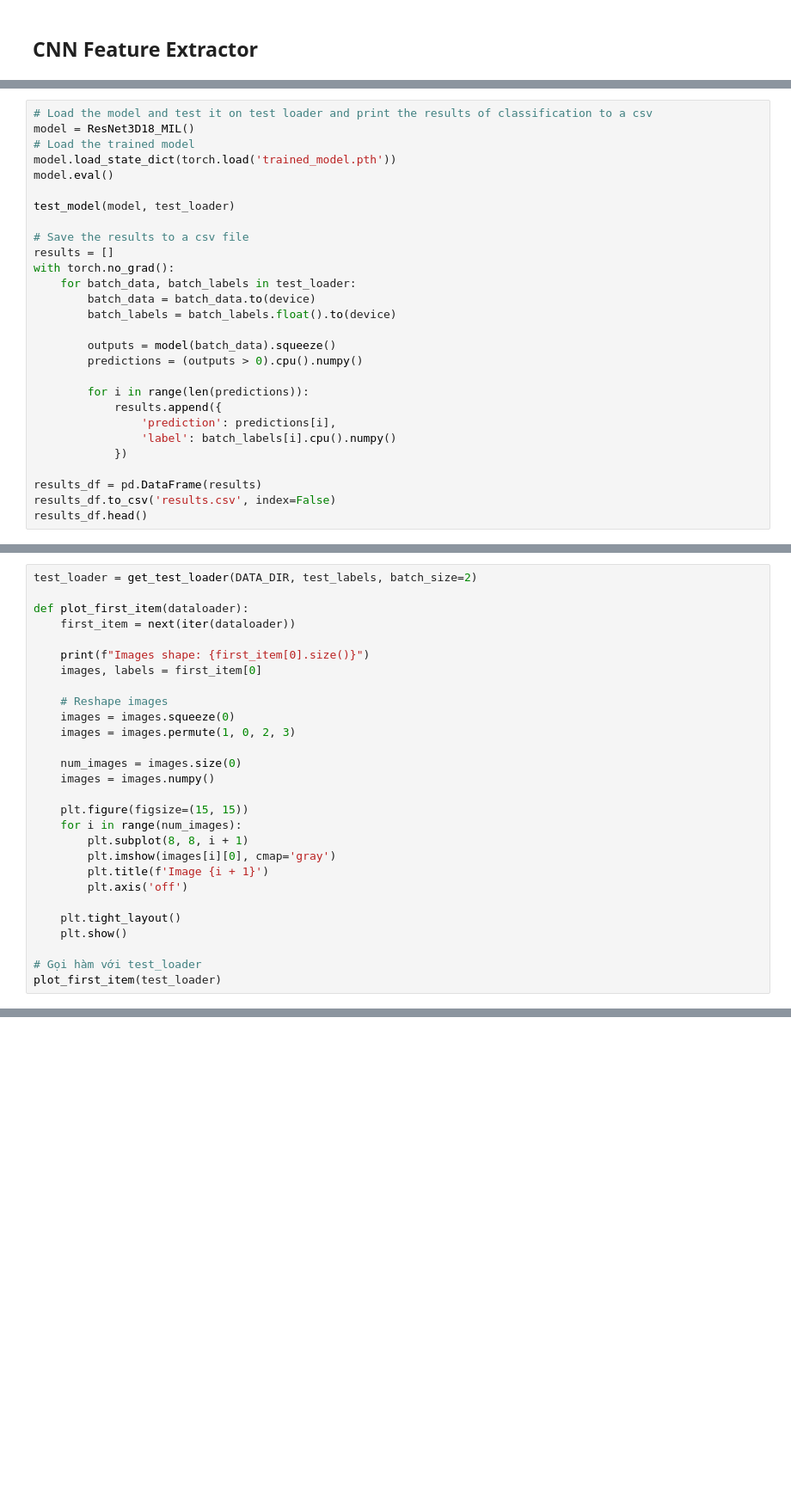
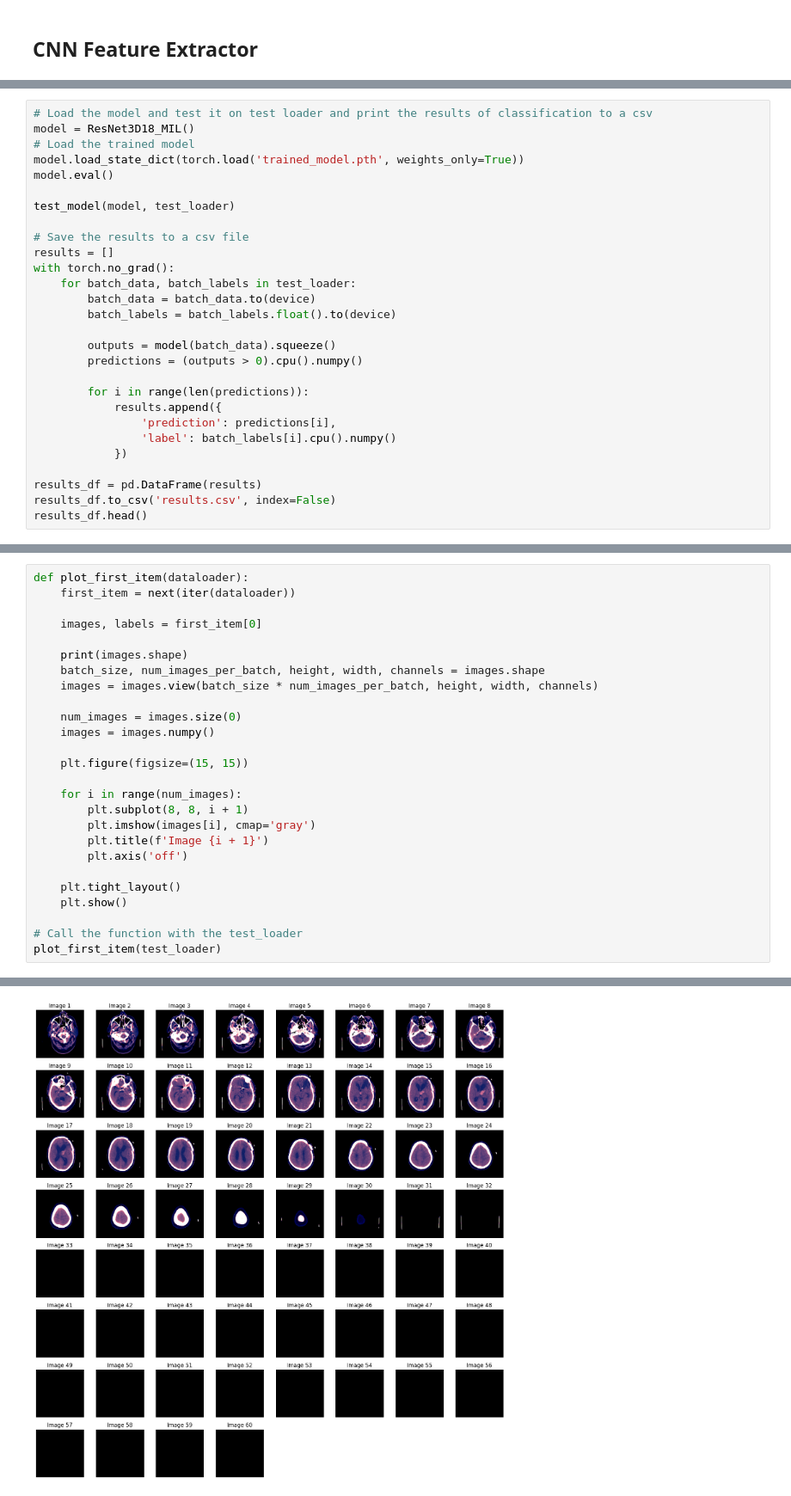
Before and after one commit to nhatminhtrieu/Brain-Stroke-Diagnosis, a Jupyter notebook: rsna/resnet3D-rsna-mil.ipynb, the cells around one changed output, grey strips where cells are left out. Shown at 86% size. Drawn from its saved outputs; the diff is of its cells as text; blank space fills up the shorter version.

```diff
--- a/rsna/resnet3D-rsna-mil.ipynb
+++ b/rsna/resnet3D-rsna-mil.ipynb
@@ -526,7 +544,7 @@ if __name__ == "__main__":
 # Load the model and test it on test loader and print the results of classification to a csv
 model = ResNet3D18_MIL()
 # Load the trained model
-model.load_state_dict(torch.load('trained_model.pth'))
+model.load_state_dict(torch.load('trained_model.pth', weights_only=True))
 model.eval()
 
 test_model(model, test_loader)
@@ -553,28 +579,27 @@ results_df.head()
 # %%
-test_loader = get_test_loader(DATA_DIR, test_labels, batch_size=2)
-
 def plot_first_item(dataloader):
     first_item = next(iter(dataloader))
 
-    print(f"Images shape: {first_item[0].size()}")
     images, labels = first_item[0]
 
-    # Reshape images
-    images = images.squeeze(0)
-    images = images.permute(1, 0, 2, 3)
+    print(images.shape)
+    batch_size, num_images_per_batch, height, width, channels = images.shape
+    images = images.view(batch_size * num_images_per_batch, height, width, channels)
 
     num_images = images.size(0)
     images = images.numpy()
 
     plt.figure(figsize=(15, 15))
+
     for i in range(num_images):
         plt.subplot(8, 8, i + 1)
-        plt.imshow(images[i][0], cmap='gray')
+        plt.imshow(images[i], cmap='gray')
         plt.title(f'Image {i + 1}')
         plt.axis('off')
 
     plt.tight_layout()
     plt.show()
 
-# Gọi hàm với test_loader
+# Call the function with the test_loader
 plot_first_item(test_loader)
+# %% [output]
@@ -580,0 +607 @@ plot_first_item(test_loader)
+[figure, added]
```
Also changed, not shown: parts of 8 cells of this notebook.
